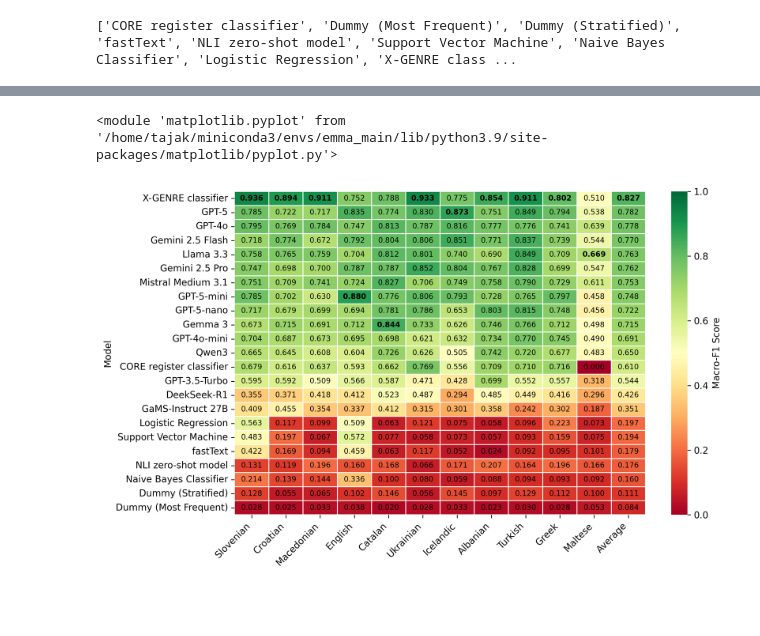
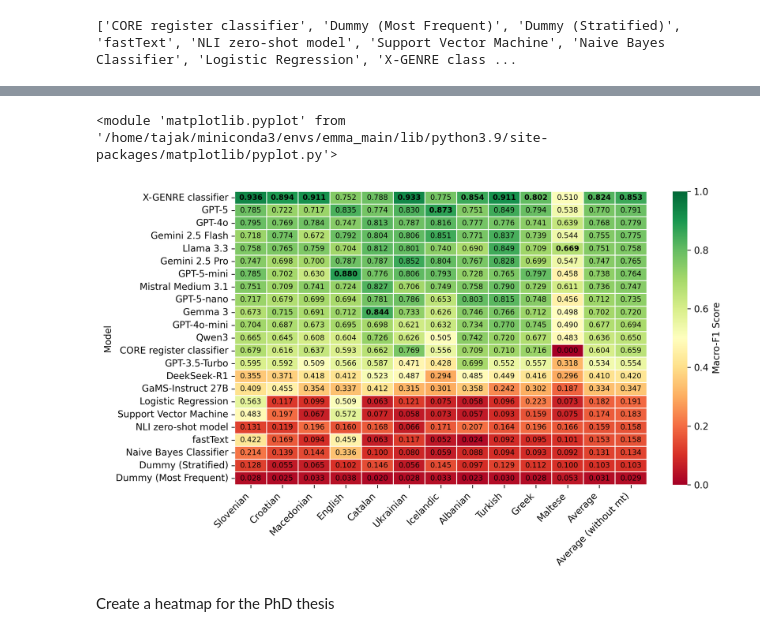
Before and after one commit to TajaKuzman/AGILE-Automatic-Genre-Identification-Benchmark, a Jupyter notebook: evaluation-of-results/evaluation_of_results.ipynb, the cells around one changed output, grey strips where cells are left out. Cells and saved outputs as stored; diff of their text form; code cells hidden in the pictures; blank space fills up the shorter version.

Commit message:
Added some evaluations for the thesis

```diff
--- a/evaluation-of-results/evaluation_of_results.ipynb
+++ b/evaluation-of-results/evaluation_of_results.ipynb
@@ -117,7 +117,3 @@ print(results_df.sort_values(by="Slovenian (macro-F1)", ascending=False).round(2
 | NLI zero-shot model      |                   0.13 |                   0.16 |                  0.12 |                  0.17 |                    0.2  |                    0.21 |                 0.17  ...
 | Dummy (Stratified)       |                   0.13 |                   0.14 |                  0.05 |                  0.06 |                    0.06 |                    0.06 |                 0.15  ...
 | Dummy (Most Frequent)    |                   0.03 |                   0.12 |                  0.03 |                  0.11 |                    0.03 |                    0.15 |                 0.02  ...
-# %%
-# Add a column with averages
-results_df["Average"] = results_df.drop(columns=["Model"]).mean(axis=1)
-results_df
@@ -150,11 +127,17 @@ import numpy as np
 plt.figure(figsize=(10, 6), dpi=300)
 
 # Prepare data
-data = results_df.set_index("Model").sort_values(by="Average", ascending=False)
+data = results_df.set_index("Model")
 
-data = data[['Slovenian (macro-F1)', 'Croatian (macro-F1)', 'Macedonian (macro-F1)', 'English (macro-F1)', 'Catalan (macro-F1)',  'Ukrainian (macro-F1)', 'Icelandic (macro-F1)',  'Albanian (macro-F1)', 'Turkish (macro-F1)', 'Greek (macro-F1)',  'Maltese (macro-F1)', 'Average']]
+data = data[['Slovenian (macro-F1)', 'Croatian (macro-F1)', 'Macedonian (macro-F1)', 'English (macro-F1)', 'Catalan (macro-F1)',  'Ukrainian (macro-F1)', 'Icelandic (macro-F1)',  'Albanian (macro-F1)', 'Turkish (macro-F1)', 'Greek (macro-F1)',  'Maltese (macro-F1)']]
+
+# Add columns with averages
+data["Average"] = data.mean(axis=1)
+data["Average (without mt)"] = data.drop(columns=["Maltese (macro-F1)"]).mean(axis=1)
 
 data.rename(columns={'Slovenian (macro-F1)': "Slovenian", 'Croatian (macro-F1)': "Croatian", 'Macedonian (macro-F1)':"Macedonian", 'English (macro-F1)':"English", 'Catalan (macro-F1)':"Catalan",  'Ukrainian (macro-F1)':"Ukrainian", 'Icelandic (macro-F1)':"Icelandic",  'Albanian (macro-F1)':"Albanian", 'Turkish (macro-F1)':"Turkish", 'Greek (macro-F1)':"Greek",  'Maltese (macro-F1)':"Maltese"},inplace=True)
+
+data.sort_values(by="Average", ascending=False, inplace=True)
 
 # Create heatmap without annotations
 ax = sns.heatmap(
@@ -165,31 +148,33 @@ ax = sns.heatmap(
     vmin=0,  # Raise the minimum value for lighter backgrounds
     vmax=1,  # Max at 1.0
     linewidths=0.5,
     linecolor='white',
     cbar_kws={'label': 'Macro-F1 Score'}
 )
 
 # Add custom text annotations
 for x in range(data.shape[1]):  # columns
     col = data.iloc[:, x]
     max_val = col.max()
     for y in range(data.shape[0]):  # rows
         val = col.iloc[y]
         text = f"{val:.3f}"
         if val == max_val:
             ax.text(x + 0.5, y + 0.5, text,
                     ha='center', va='center', fontweight='bold', fontsize=8)
         else:
             ax.text(x + 0.5, y + 0.5, text,
                     ha='center', va='center', fontsize=8)
 
 # Tweak layout
 plt.xticks(rotation=45, ha='right')
 plt.tight_layout()
 
 # Save the figure
 plt.savefig("genre-results-heatmap.png", dpi=300)
 plt
 # %% [output]
 <module 'matplotlib.pyplot' from '/home/tajak/miniconda3/envs/emma_main/lib/python3.9/site-packages/matplotlib/pyplot.py'>
-[figure, old version]
+[figure, new version]
+# %% [markdown]
+Create a heatmap for the PhD thesis
```
Also changed, not shown: parts of 4 cells of this notebook, 2 other files.
